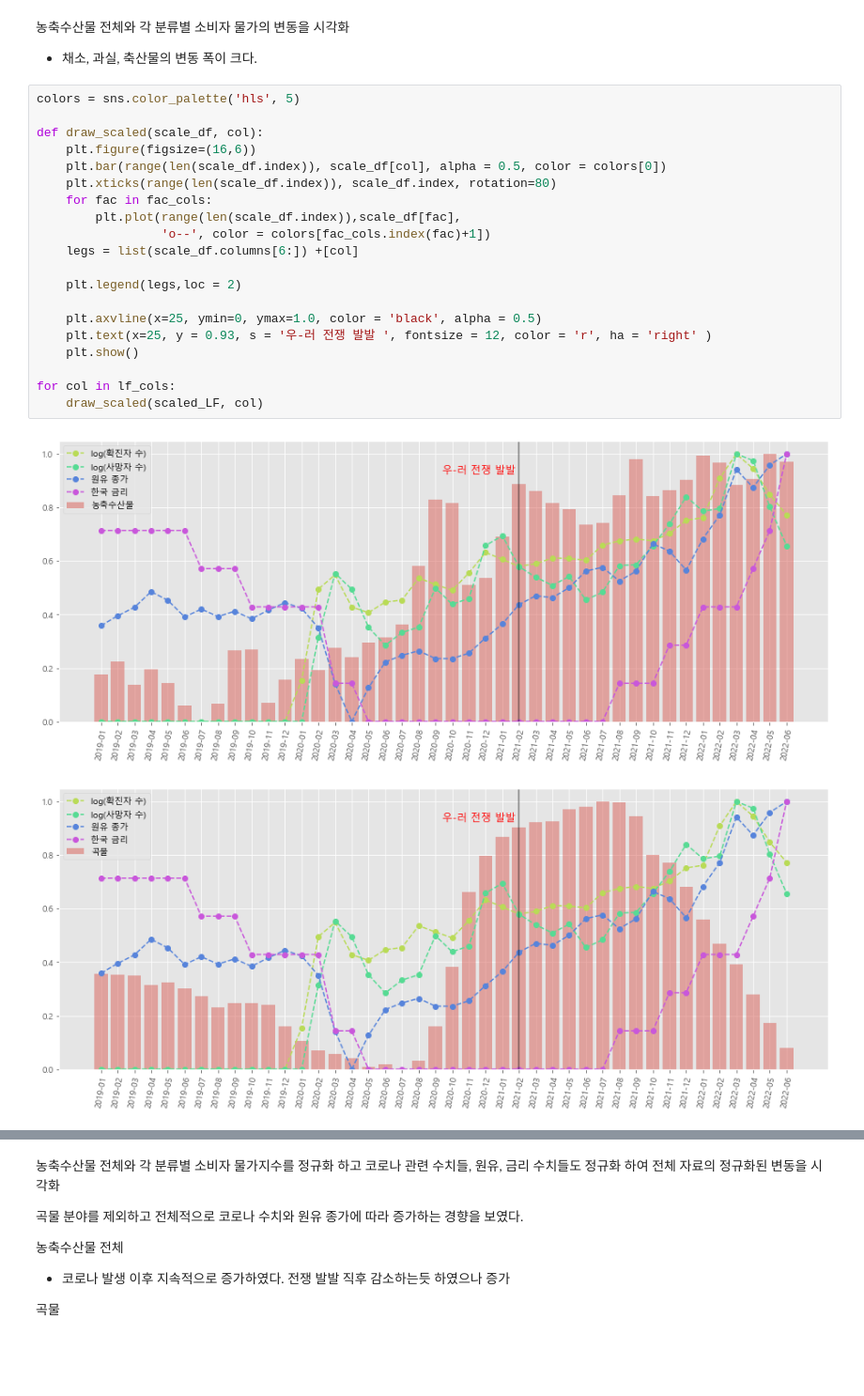
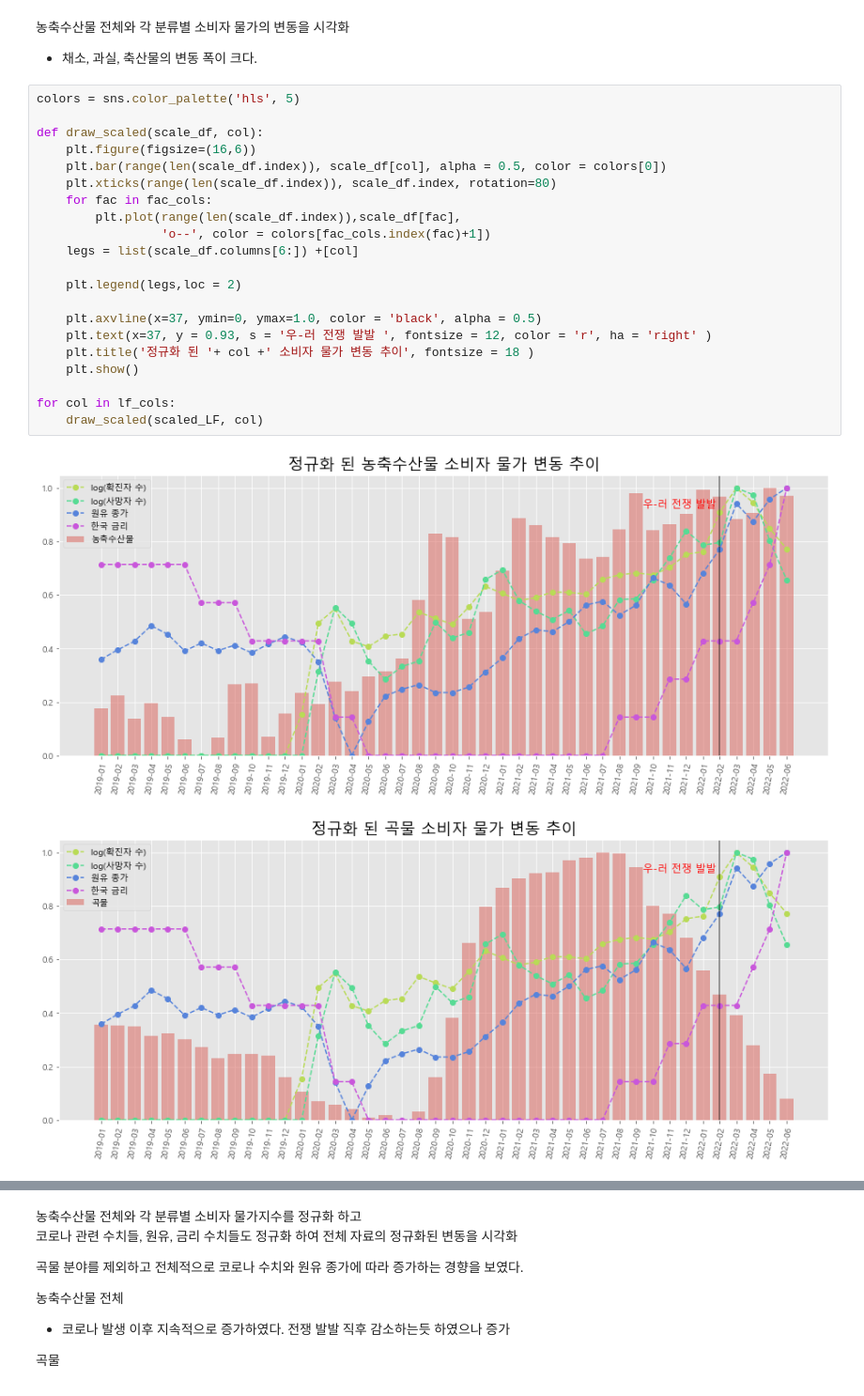
Before and after one commit to blueberrysmoooothie/programing_Practice, a Jupyter notebook: week4/team_project/정한수_농축수산물_소비자물가.ipynb, the cells around one changed output, grey strips where cells are left out. Shown at 94% size. Cells and saved outputs as stored; diff of their text form; blank space fills up the shorter version.

```diff
--- a/week4/team_project/정한수_농축수산물_소비자물가.ipynb
+++ b/week4/team_project/정한수_농축수산물_소비자물가.ipynb
@@ -438,23 +438,24 @@ LF_total.iloc[:,:6].plot()
 # %%
 colors = sns.color_palette('hls', 5)
 
 def draw_scaled(scale_df, col):
     plt.figure(figsize=(16,6))
     plt.bar(range(len(scale_df.index)), scale_df[col], alpha = 0.5, color = colors[0])
     plt.xticks(range(len(scale_df.index)), scale_df.index, rotation=80)
     for fac in fac_cols:
         plt.plot(range(len(scale_df.index)),scale_df[fac],
                  'o--', color = colors[fac_cols.index(fac)+1])
     legs = list(scale_df.columns[6:]) +[col]
 
     plt.legend(legs,loc = 2)
 
-    plt.axvline(x=25, ymin=0, ymax=1.0, color = 'black', alpha = 0.5)
-    plt.text(x=25, y = 0.93, s = '우-러 전쟁 발발 ', fontsize = 12, color = 'r', ha = 'right' )
+    plt.axvline(x=37, ymin=0, ymax=1.0, color = 'black', alpha = 0.5)
+    plt.text(x=37, y = 0.93, s = '우-러 전쟁 발발 ', fontsize = 12, color = 'r', ha = 'right' )
+    plt.title('정규화 된 '+ col +' 소비자 물가 변동 추이', fontsize = 18 )
     plt.show()
 
 for col in lf_cols:
     draw_scaled(scaled_LF, col)
 # %% [output]
-[figure, old version]
+[figure, new version]
-[figure, old version]
+[figure, new version]
```
Also changed, not shown: parts of 9 cells of this notebook, 1 other file.
